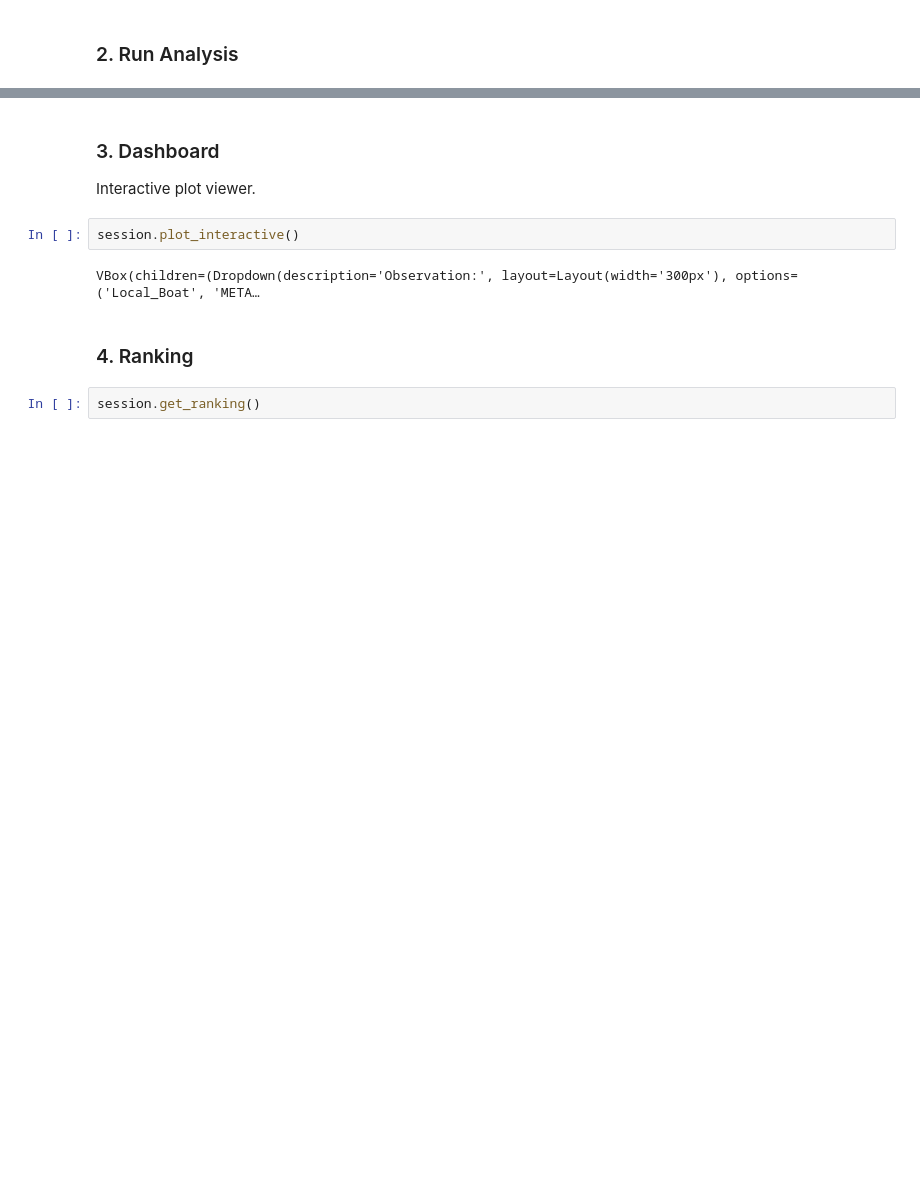
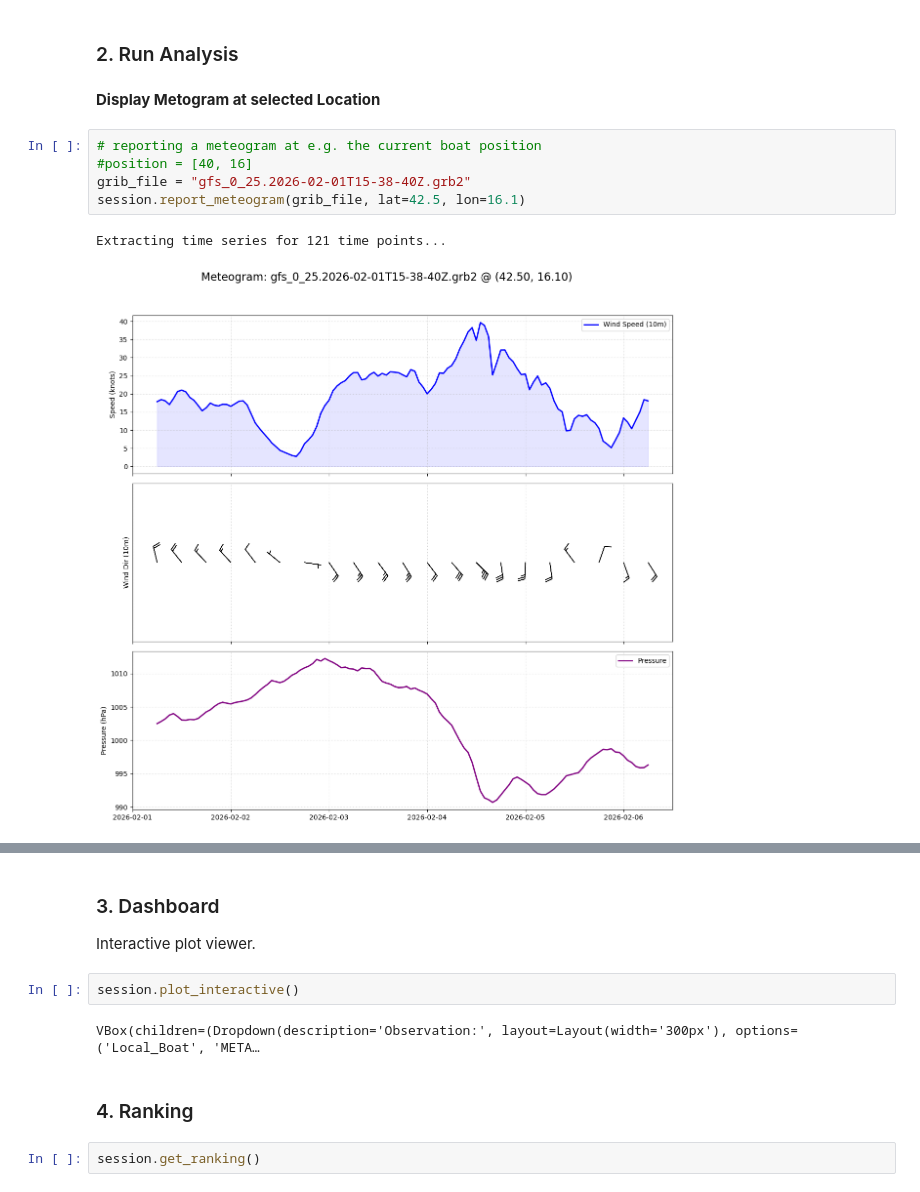
Before and after one commit to heilingch/grib_select, a Jupyter notebook: notebooks/Interactive_Analysis.ipynb, the cells around one changed output, grey strips where cells are left out. Drawn from its saved outputs; the diff is of its cells as text; blank space fills up the shorter version.

```diff
--- a/notebooks/Interactive_Analysis.ipynb
+++ b/notebooks/Interactive_Analysis.ipynb
@@ -72,5 +94,15 @@ Searching stations in Lat [41.50, 45.75], Lon [12.75, 20.25]...
 # %% [markdown]
 ### 2. Run Analysis
+# %% [markdown]
+**Display Metogram at selected Location**
+# %%
+# reporting a meteogram at e.g. the current boat position
+#position = [40, 16]
+grib_file = "gfs_0_25.2026-02-01T15-38-40Z.grb2"
+session.report_meteogram(grib_file, lat=42.5, lon=16.1)
+# %% [output]
+Extracting time series for 121 time points...
+[figure, added]
 # %%
 session.run_comparison()
 # %% [output]
```
Also changed, not shown: parts of 5 cells of this notebook, 23 other files.
